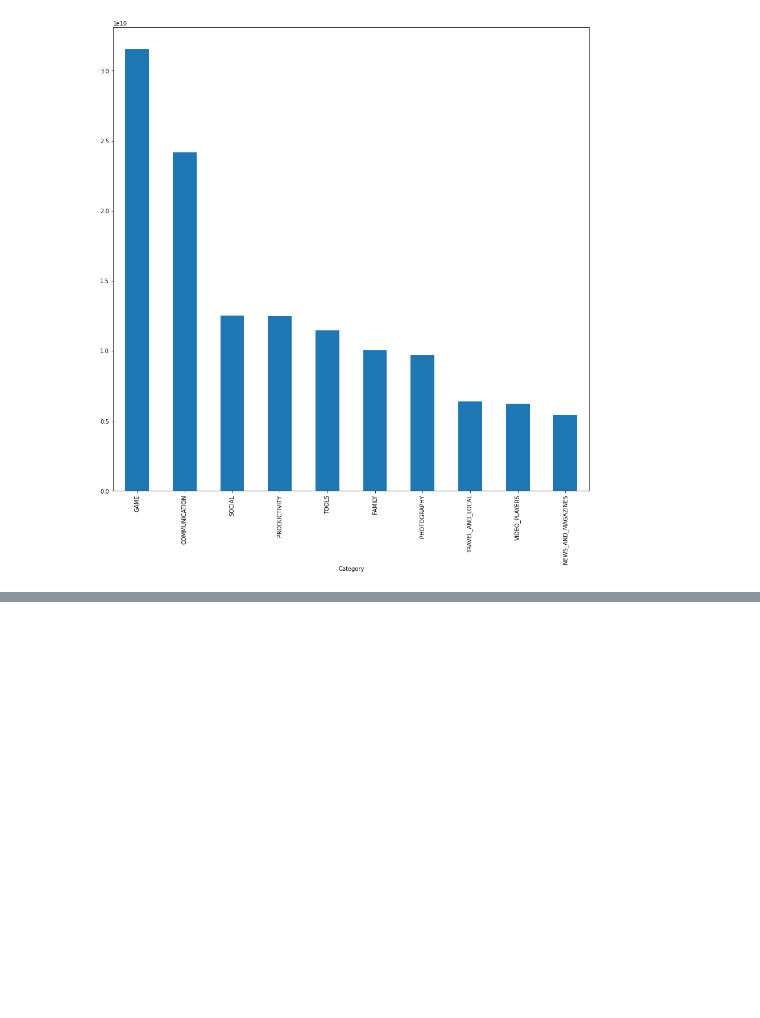
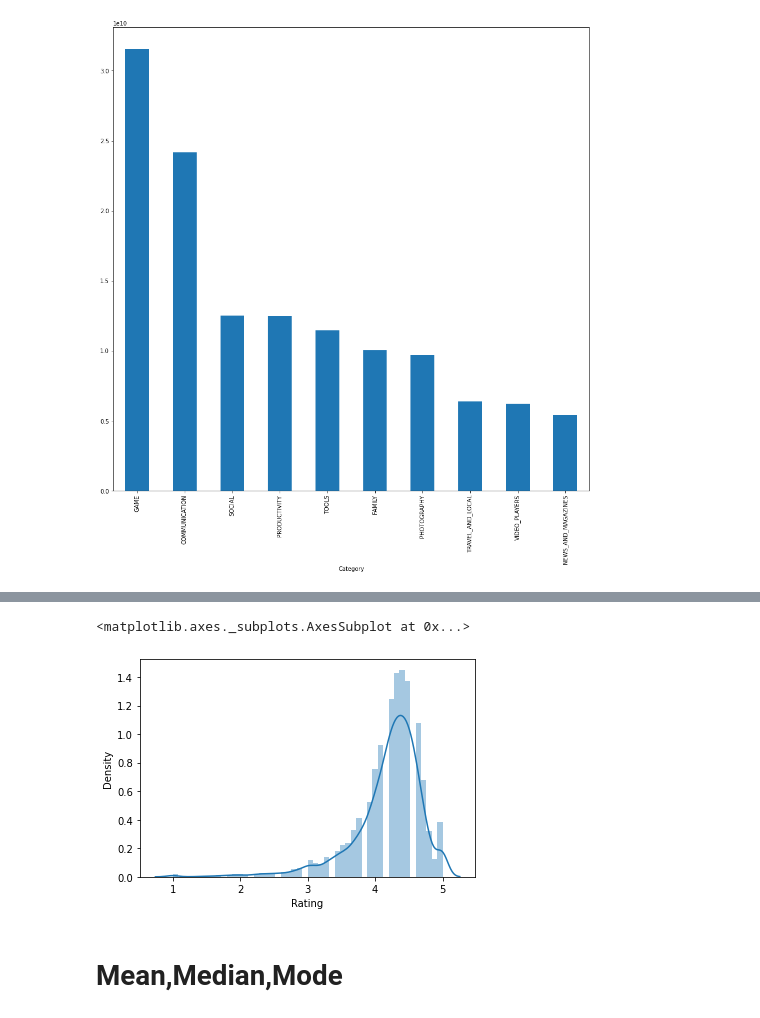
Before and after one commit to prasath9944/EDA, a Jupyter notebook: PlayStoreEDA_FE.ipynb, the cells around one changed output, grey strips where cells are left out. Cells and saved outputs as stored; diff of their text form; code cells hidden in the pictures; blank space fills up the shorter version.

```diff
--- a/PlayStoreEDA_FE.ipynb
+++ b/PlayStoreEDA_FE.ipynb
@@ -952,0 +1091,7 @@ df.groupby('Category')['Installs'].sum().nlargest(10).plot(kind='bar',figsize=(1
+# %%
+sns.distplot(df['Rating'])
+# %% [output]
+<matplotlib.axes._subplots.AxesSubplot at 0x...>
+[figure, added]
+# %% [markdown]
+# Mean,Median,Mode
```
Also changed, not shown: parts of 38 cells of this notebook.
